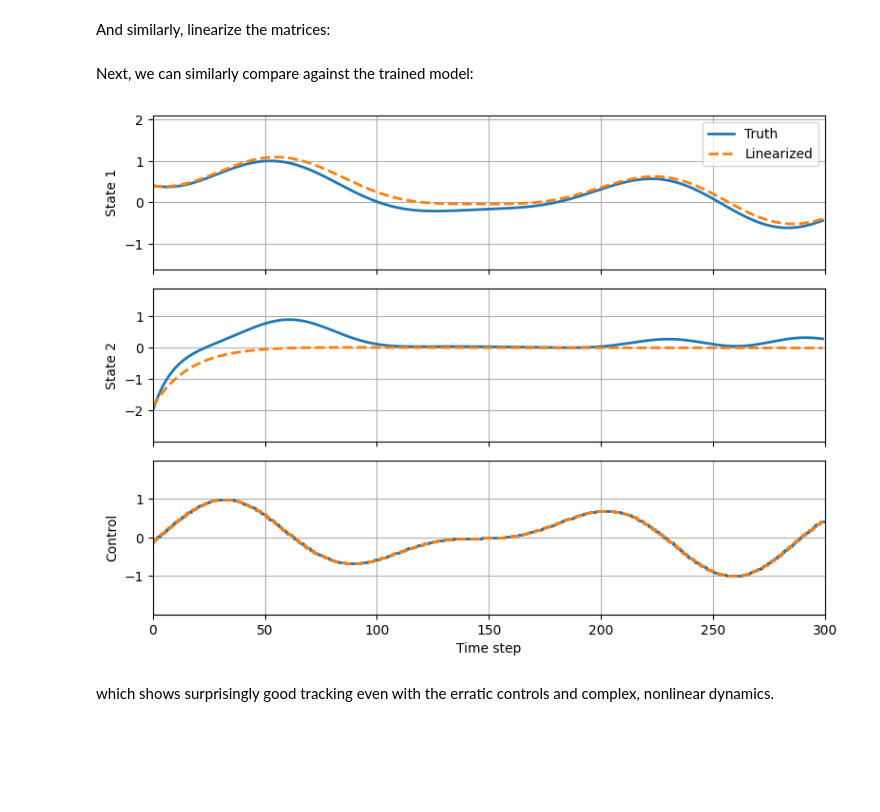
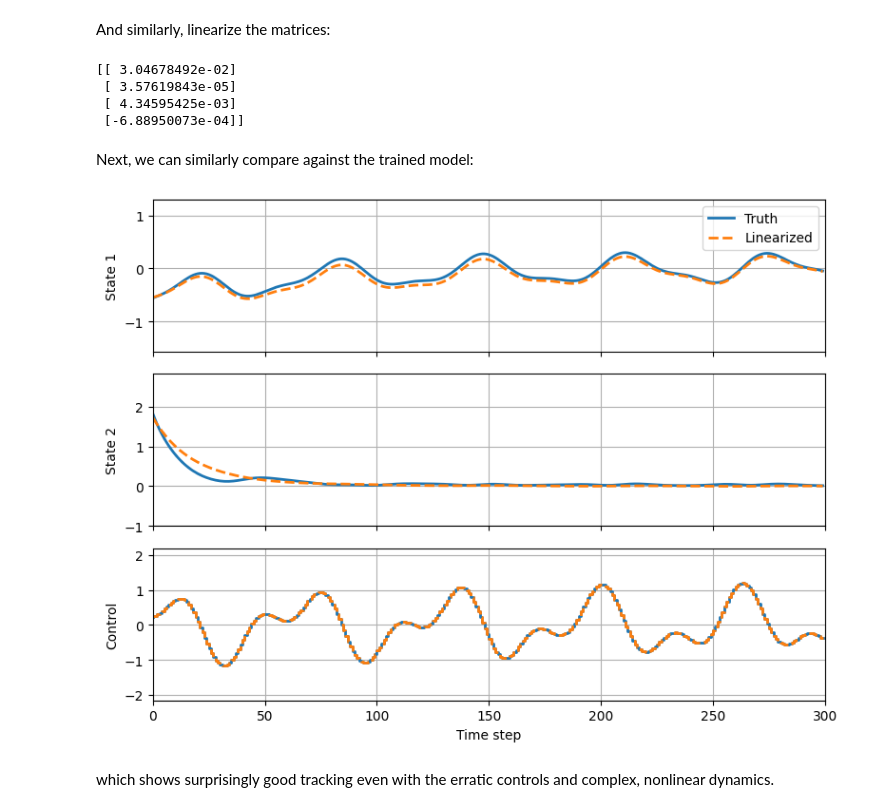
Before and after one commit to p-smith22/dymad-dev, a Jupyter notebook: examples/controllability/part_2.ipynb, the cells around one changed output. Cells and saved outputs as stored; diff of their text form; code cells hidden in the pictures; blank space fills up the shorter version.

```diff
--- a/examples/controllability/part_2.ipynb
+++ b/examples/controllability/part_2.ipynb
@@ -181,7 +189,7 @@ mu = -0.5
 lm = -3
 
 # Helper function:
-def f(t, x, u):
+def f_ctrl(t, x, u):
     x1, x2 = x[0], x[1]
 
     dx1 = mu * x1 + u[0]
@@ -245,28 +253,34 @@ A, B = discretize_system(A[0], B[0], dt)
 
 # Grab the first matrices for C:
 C = C[0]
+# %% [output]
+[[ 3.04678492e-02]
+ [ 3.57619843e-05]
+ [ 4.34595425e-03]
+ [-6.88950073e-04]]
 # %% [markdown]
 Next, we can similarly compare against the trained model:
 # %%
 # Sample one random trajectory:
 N = 300
 t_grid = np.linspace(0, 10, N)
+sampler = TrajectorySampler(f_ctrl, config='kp_data_ctrl.yaml')
 ts, xs, us, ys = sampler.sample(t_grid, batch=1)
 
 # Extract data:
 x_true = xs[0]
 t_data = ts[0]
 u_data = us[0]
 x0 = x_true[0]
 n_tsteps = len(x_true) - 1
 
 # Linearized prediction:
 x_linear, _ = prop_dyn_latent(model, A, B, C, x0, u_seq=u_data)
 
 # Plot comparison:
 plot_traj(np.stack([x_true.T, x_linear[1:].T], axis=-1), u_data, N, lab=["Truth", "Linearized"], line=["-", "--"])
 # %% [output]
-[figure, old version]
+[figure, new version]
 # %% [markdown]
 which shows surprisingly good tracking even with the erratic controls and complex, nonlinear dynamics.
 # %% [markdown]
```
Also changed, not shown: parts of 7 cells of this notebook, 2 other files.
